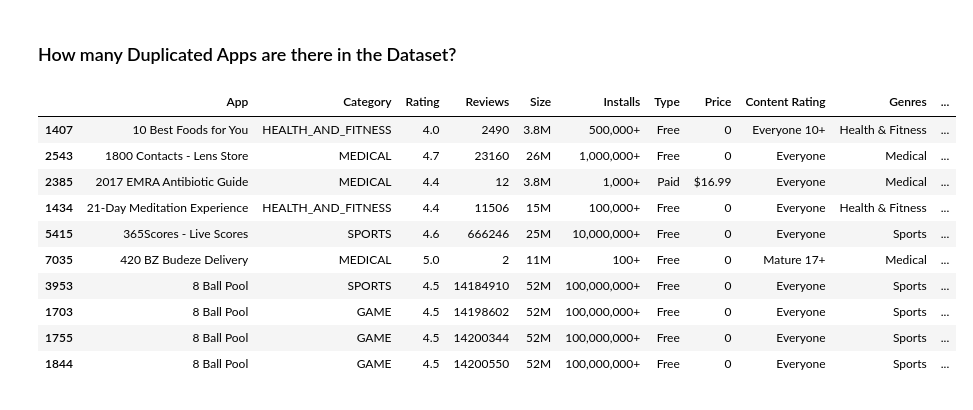
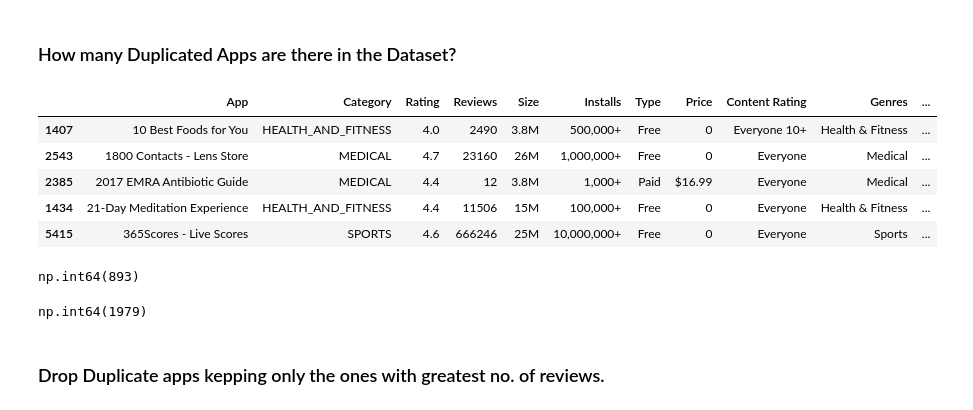
Before and after one commit to Devansh-react/data_cleaning_preprocressing, a Jupyter notebook: Ch-5.ipynb, the cells around one changed output. Saved outputs shown, nothing was run; the diff lists cells and outputs as text; code cells hidden in the pictures.

```diff
--- a/Ch-5.ipynb
+++ b/Ch-5.ipynb
@@ -185,16 +192,24 @@ df.head(3)
 # %% [markdown]
 ### How many Duplicated Apps are there in the Dataset?
 # %%
-df.loc[df.duplicated(subset=["App"])].sort_values(by="App").head(10)
+df.loc[df.duplicated(subset=["App"])].sort_values(by="App").head(5)
 # %% [output]
 |  | App | Category | Rating | Reviews | Size | Installs | Type | Price | Content Rating | Genres | ... |
 | 1407 | 10 Best Foods for You | HEALTH_AND_FITNESS | 4.0 | 2490 | 3.8M | 500,000+ | Free | 0 | Everyone 10+ | Health & Fitness | ... |
 | 2543 | 1800 Contacts - Lens Store | MEDICAL | 4.7 | 23160 | 26M | 1,000,000+ | Free | 0 | Everyone | Medical | ... |
 | 2385 | 2017 EMRA Antibiotic Guide | MEDICAL | 4.4 | 12 | 3.8M | 1,000+ | Paid | $16.99 | Everyone | Medical | ... |
 | 1434 | 21-Day Meditation Experience | HEALTH_AND_FITNESS | 4.4 | 11506 | 15M | 100,000+ | Free | 0 | Everyone | Health & Fitness | ... |
 | 5415 | 365Scores - Live Scores | SPORTS | 4.6 | 666246 | 25M | 10,000,000+ | Free | 0 | Everyone | Sports | ... |
-| 7035 | 420 BZ Budeze Delivery | MEDICAL | 5.0 | 2 | 11M | 100+ | Free | 0 | Mature 17+ | Medical | ... |
-| 3953 | 8 Ball Pool | SPORTS | 4.5 | 14184910 | 52M | 100,000,000+ | Free | 0 | Everyone | Sports | ... |
-| 1703 | 8 Ball Pool | GAME | 4.5 | 14198602 | 52M | 100,000,000+ | Free | 0 | Everyone | Sports | ... |
-| 1755 | 8 Ball Pool | GAME | 4.5 | 14200344 | 52M | 100,000,000+ | Free | 0 | Everyone | Sports | ... |
-| 1844 | 8 Ball Pool | GAME | 4.5 | 14200550 | 52M | 100,000,000+ | Free | 0 | Everyone | Sports | ... |
+# %%
+df.duplicated(keep=False).sum()
+#  it check the whole row for duplication not just a single column
+# %% [output]
+np.int64(893)
+# %%
+df.duplicated(subset=["App"],keep=False).sum()
+
+#   by defaults it keeps the first occurence and marks the rest as duplicates , by setting keep = False it marks all the occurences as duplicates
+# %% [output]
+np.int64(1979)
+# %% [markdown]
+### Drop Duplicate apps kepping only the ones with greatest no. of reviews.
```
Also changed, not shown: parts of 36 cells of this notebook.
